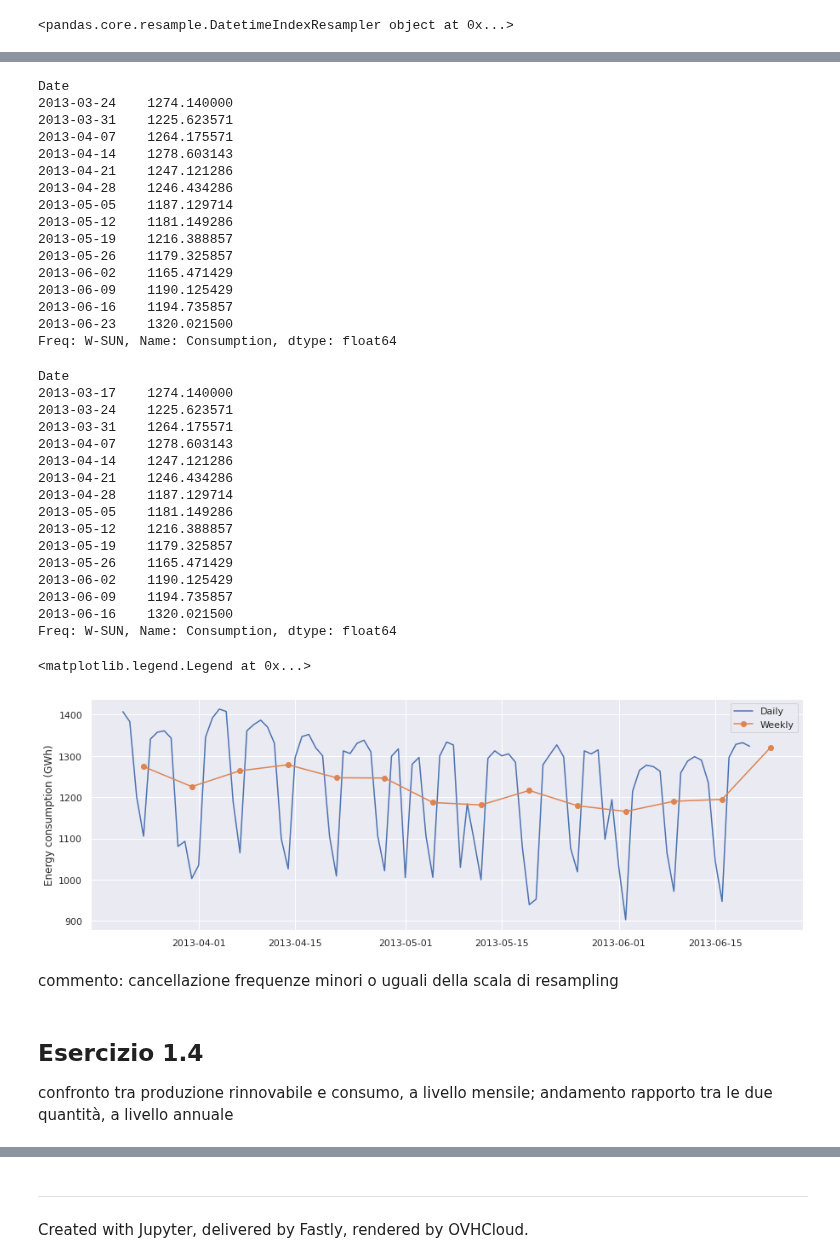
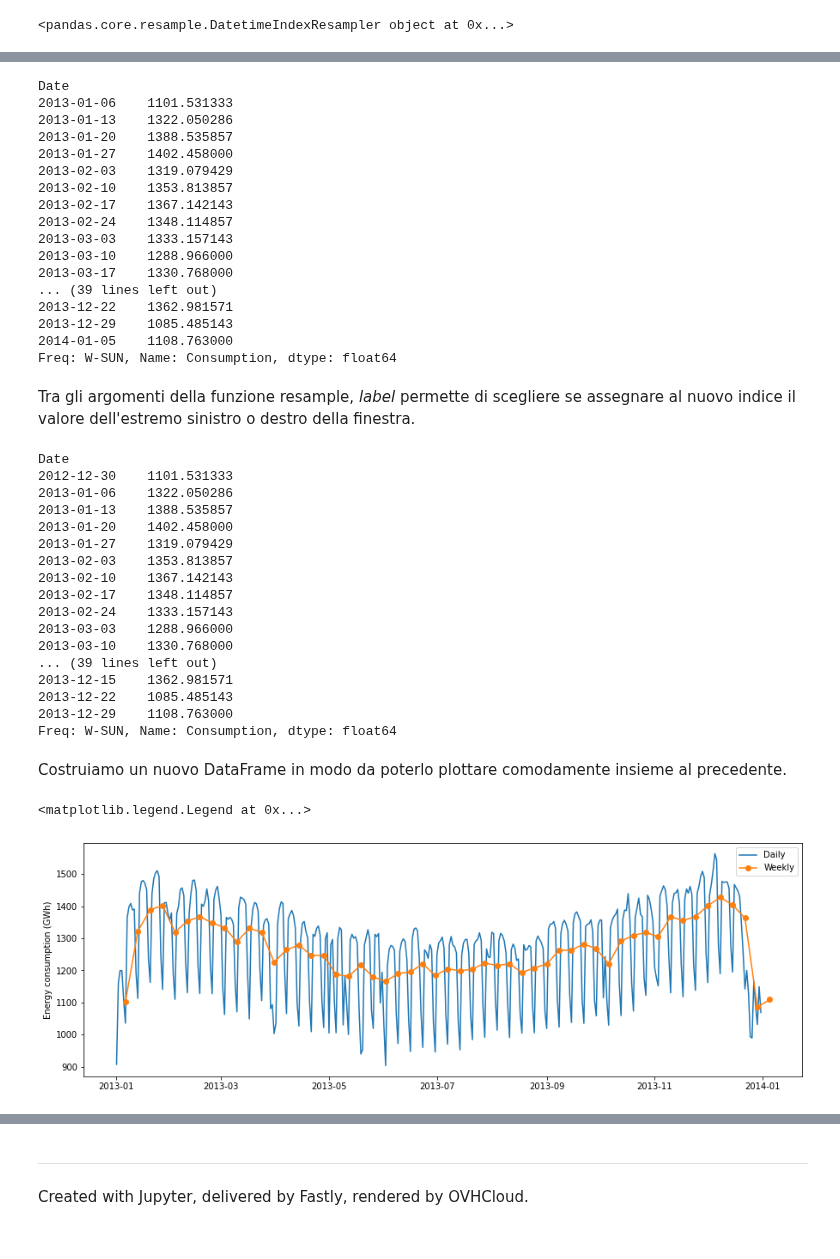
Before and after one commit to fbagattini/Lezioni, a Jupyter notebook: Gestione di Serie Temporali con Python - Parte I.ipynb, the cells around one changed output, grey strips where cells are left out. Cells and saved outputs as stored; diff of their text form; code cells hidden in the pictures.

```diff
--- a/Gestione di Serie Temporali con Python - Parte I.ipynb
+++ b/Gestione di Serie Temporali con Python - Parte I.ipynb
@@ -853,56 +879,56 @@ https://pandas.pydata.org/pandas-docs/stable/user_guide/timeseries.html#offset-a
 # %%
-df_consumption_spring2013.resample('W').mean()
+df['Consumption']['2013'].resample('W').mean()
 # %% [output]
 Date
-2013-03-24    1274.140000
-2013-03-31    1225.623571
-2013-04-07    1264.175571
-2013-04-14    1278.603143
-2013-04-21    1247.121286
-2013-04-28    1246.434286
-2013-05-05    1187.129714
-2013-05-12    1181.149286
-2013-05-19    1216.388857
-2013-05-26    1179.325857
-2013-06-02    1165.471429
-2013-06-09    1190.125429
-2013-06-16    1194.735857
-2013-06-23    1320.021500
+2013-01-06    1101.531333
+2013-01-13    1322.050286
+2013-01-20    1388.535857
+2013-01-27    1402.458000
+2013-02-03    1319.079429
+2013-02-10    1353.813857
+2013-02-17    1367.142143
+2013-02-24    1348.114857
+2013-03-03    1333.157143
+2013-03-10    1288.966000
+2013-03-17    1330.768000
+... (39 lines left out)
+2013-12-22    1362.981571
+2013-12-29    1085.485143
+2014-01-05    1108.763000
 Freq: W-SUN, Name: Consumption, dtype: float64
+# %% [markdown]
+Tra gli argomenti della funzione resample, *label* permette di scegliere se assegnare al nuovo indice il valore dell'estremo sinistro o destro della finestra.
 # %%
-df_consumption_spring2013.resample('W', label='left').mean()#argomenti
+df['Consumption']['2013'].resample('W', label='left').mean()
 # %% [output]
 Date
-2013-03-17    1274.140000
-2013-03-24    1225.623571
-2013-03-31    1264.175571
-2013-04-07    1278.603143
-2013-04-14    1247.121286
-2013-04-21    1246.434286
-2013-04-28    1187.129714
-2013-05-05    1181.149286
-2013-05-12    1216.388857
-2013-05-19    1179.325857
-2013-05-26    1165.471429
-2013-06-02    1190.125429
-2013-06-09    1194.735857
-2013-06-16    1320.021500
+2012-12-30    1101.531333
+2013-01-06    1322.050286
+2013-01-13    1388.535857
+2013-01-20    1402.458000
+2013-01-27    1319.079429
+2013-02-03    1353.813857
+2013-02-10    1367.142143
+2013-02-17    1348.114857
+2013-02-24    1333.157143
+2013-03-03    1288.966000
+2013-03-10    1330.768000
+... (39 lines left out)
+2013-12-15    1362.981571
+2013-12-22    1085.485143
+2013-12-29    1108.763000
 Freq: W-SUN, Name: Consumption, dtype: float64
+# %% [markdown]
+Costruiamo un nuovo DataFrame in modo da poterlo plottare comodamente insieme al precedente.
 # %%
-df_consumption_spring2013_weekly = df_consumption_spring2013.resample('W').mean()
+df_consumption_2013_weekly = df['Consumption']['2013'].resample('W').mean()
 # %%
 fig, ax = plt.subplots(figsize=(15,5))
 
-ax.plot(df_consumption_spring2013, label='Daily')
-ax.plot(df_consumption_spring2013_weekly, marker='o', label='Weekly')
+ax.plot(df['Consumption']['2013'], label='Daily')
+ax.plot(df_consumption_2013_weekly, marker='o', label='Weekly')
 ax.set_ylabel('Energy consumption (GWh)')
 ax.legend()
 # %% [output]
 <matplotlib.legend.Legend at 0x...>
-[figure, old version]
+[figure, new version]
-# %% [markdown]
-commento: cancellazione frequenze minori o uguali della scala di resampling
-# %% [markdown]
-Esercizio 1.4
----
-confronto tra produzione rinnovabile e consumo, a livello mensile; andamento rapporto tra le due quantità, a livello annuale
```
Also changed, not shown: parts of 24 cells of this notebook, 1 other file.
